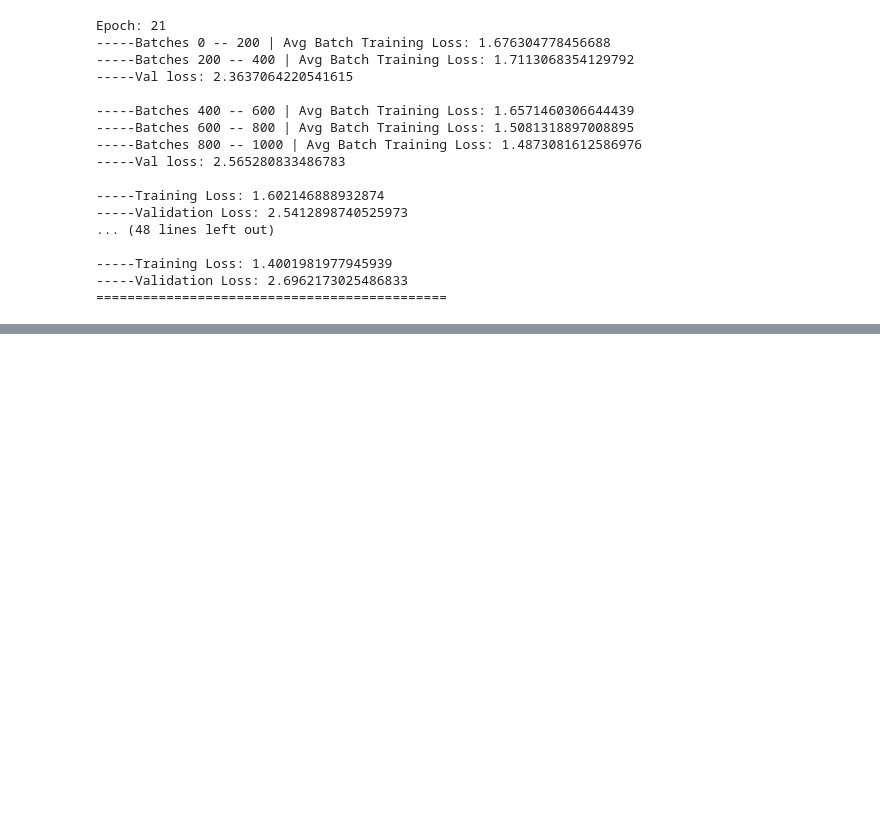
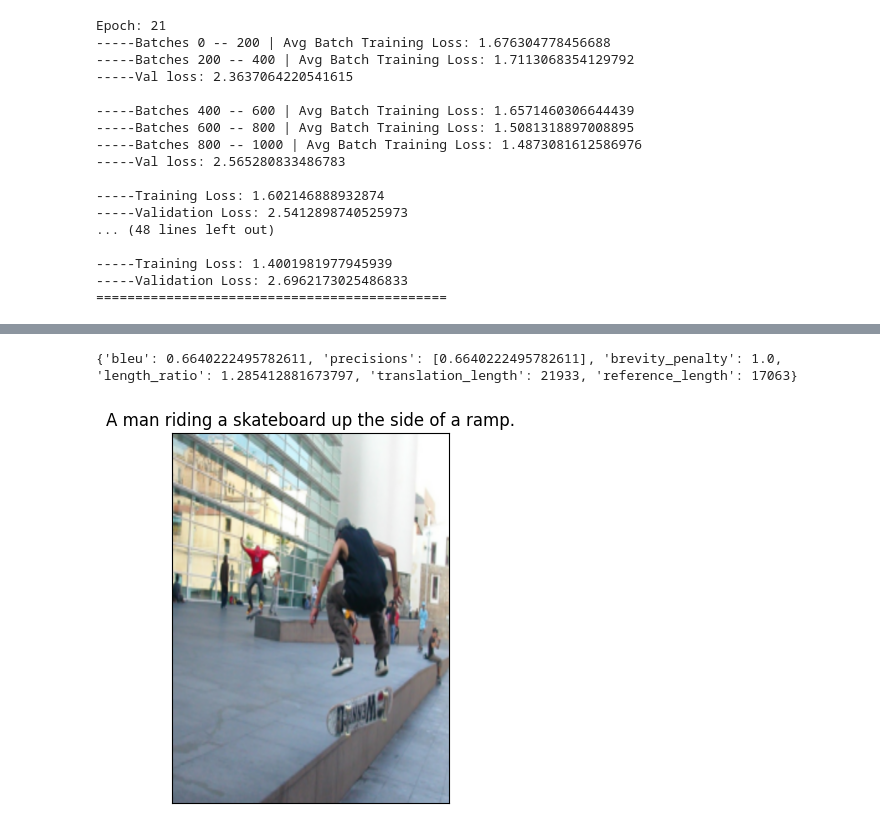
Before and after one commit to Yousefbahr/Image-Captioning, a Jupyter notebook: model.ipynb, the cells around one changed output, grey strips where cells are left out. Cells and saved outputs as stored; diff of their text form; code cells hidden in the pictures; blank space fills up the shorter version.

```diff
--- a/model.ipynb
+++ b/model.ipynb
@@ -476,13 +522,13 @@ model = nn.DataParallel(model)
 device = "cuda" if torch.cuda.is_available() else "cpu"
 # %%
 # number of batches to report loss
-epochs_to_run = 10
+epochs_to_run = 5
 batch_report_every = 200
 optim = torch.optim.AdamW(model.parameters(), lr=1e-3, weight_decay=0.01)
 scheduler = torch.optim.lr_scheduler.ReduceLROnPlateau(
     optim, mode='min', factor=0.5, patience=2)
 # %%
-checkpoint = torch.load("/kaggle/working/checkpoint_epoch_20.pth",  map_location=torch.device(device))
+checkpoint = torch.load("/kaggle/working/checkpoint_epoch_25.pth",  map_location=torch.device(device))
 
 model.module.load_state_dict(checkpoint["model_state_dict"])
 optim.load_state_dict(checkpoint["optimizer_state_dict"])
@@ -599,3 +643,28 @@ Epoch: 21
 -----Training Loss: 1.4001981977945939
 -----Validation Loss: 2.6962173025486833
 =============================================
+# %%
+bleu = evaluate.load("bleu")
+all_references = []
+all_generated = []
+model.to(device)
+for i in range(len(val_dataset)):
+    if i % 200 == 0:
+        print(f"Remains: {len(val_dataset) - i}")
+
+    image_captions = val_dataset.get_all_captions(i)
+    img, _ = val_dataset[i].values()
+    img = img.to(device)
+    image_captions = tokenizer.batch_decode(image_captions, skip_special_tokens=True)
+    pred_caption = model.module.generate(img.unsqueeze(0),
+                            max_new_tokens=50,
+                            do_sample = True,
+                            temperature= 0.5,
+                            top_p = 0.9,
+                            num_beams = 5,
+                           pad_token_id=tokenizer.pad_token_id)
+
+    pred_caption = tokenizer.decode(pred_caption[0], skip_special_tokens = True)
+
+    all_references.append(image_captions)
+    all_generated.append(pred_caption)
@@ -601,0 +702,22 @@ Epoch: 21
+# %%
+score = bleu.compute(predictions= all_generated, references=all_references, max_order=1)
+print(score)
+# %% [output]
+{'bleu': 0.6640222495782611, 'precisions': [0.6640222495782611], 'brevity_penalty': 1.0, 'length_ratio': 1.285412881673797, 'translation_length': 21933, 'reference_length': 17063}
+# %%
+img, _ = val_dataset[1].values()
+
+img = T.Normalize((-mean / std), (1.0 / std))(img)
+img = T.Resize((640, 480), antialias=True)(img)
+img = T.ToPILImage()(img)
+
+plt.imshow(img)
+plt.xticks([])
+plt.yticks([])
+plt.title(all_generated[1])
+
+plt.savefig("my_plot.png", bbox_inches='tight', dpi=150)
+
+print()
+# %% [output]
+[figure, added]
```
Also changed, not shown: parts of 13 cells of this notebook, 3 other files.
